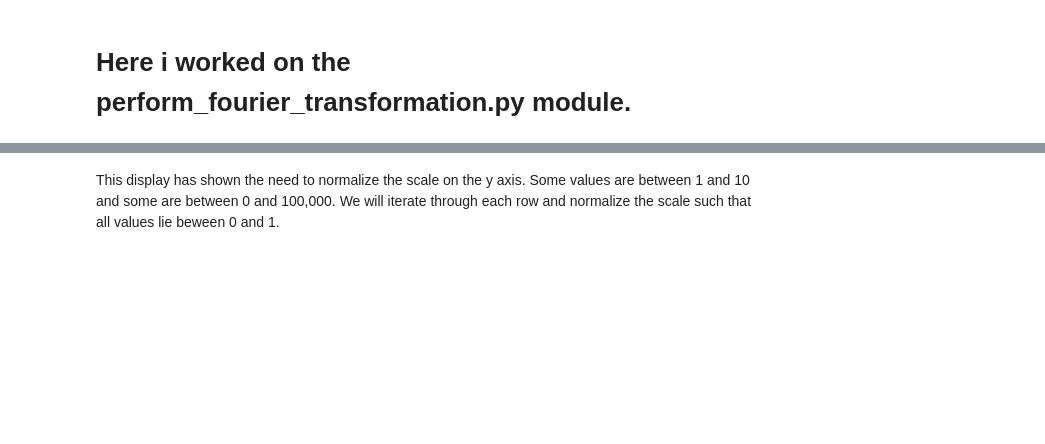
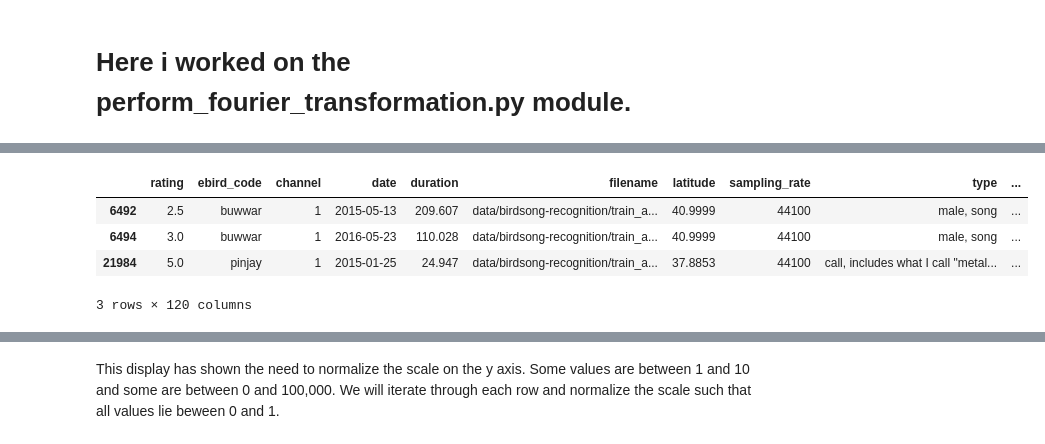
Before and after one commit to LookItVal/FinalProject, a Jupyter notebook: final_project_notebook.ipynb, the cells around one changed output, grey strips where cells are left out. Drawn from its saved outputs; the diff is of its cells as text; code cells hidden in the pictures; blank space fills up the shorter version.

```diff
--- a/final_project_notebook.ipynb
+++ b/final_project_notebook.ipynb
@@ -1114,0 +1385,20 @@ Error:
+# %%
+#for index, row in null_rows.iterrows():
+#    filename = row['filename']
+#    print_boundry(f'Processing {filename}')
+#    sound = AudioSegment.from_file(filename, format=mediainfo(filename)['format_name'])
+#    sounds = sound.split_to_mono()
+#    for i, channel in enumerate(sounds):
+#        frequencies, freq_signal = fourier_transform(channel)
+#        frequencies, freq_signal = group_frequencies_rms(frequencies, freq_signal)
+#        frequencies, freq_signal = frequencies.get(), freq_signal.get()
+#        for freq in frequencies:
+#            print('Original:', df.loc[(df.filename == filename) & (df.channel == i), f'{int(freq)}Hz'].values[0])
+#            print('New:', freq_signal[frequencies == freq])
+#            df.loc[(df.filename == filename) & (df.channel == i), f'{int(freq)}Hz'] = freq_signal[frequencies == freq]
+
+for index, row in null_rows.iterrows():
+    filename = row.filename
+    print_boundry(f'Checking {filename}')
+    print('Sample Rate:', row.sampling_rate)
+    print('Nyquist Frequency:', row.sampling_rate / 2)
@@ -1114,0 +1446,18 @@ Error:
+# %%
+# Remove rows with a sampling rate below 32000
+df = df[df.sampling_rate >= 32000]
+
+# Fill null values in files with sample rate of 32000
+for index, row in df[df.sampling_rate == 32000].iterrows():
+    for col in hz_columns:
+        # if the value is null, fill it with -150.0
+        if pd.isnull(row[col]):
+            df.loc[index, col] = -150.0
+
+df[df.isnull().any(axis=1)]
+# %% [output]
+|  | rating | ebird_code | channel | date | duration | filename | latitude | sampling_rate | type | ... |
+| 6492 | 2.5 | buwwar | 1 | 2015-05-13 | 209.607 | data/birdsong-recognition/train_a... | 40.9999 | 44100 | male, song | ... |
+| 6494 | 3.0 | buwwar | 1 | 2016-05-23 | 110.028 | data/birdsong-recognition/train_a... | 40.9999 | 44100 | male, song | ... |
+| 21984 | 5.0 | pinjay | 1 | 2015-01-25 | 24.947 | data/birdsong-recognition/train_a... | 37.8853 | 44100 | call, includes what I call "metal... | ... |
+3 rows × 120 columns
```
Also changed, not shown: parts of 33 cells of this notebook, 6 other files.
